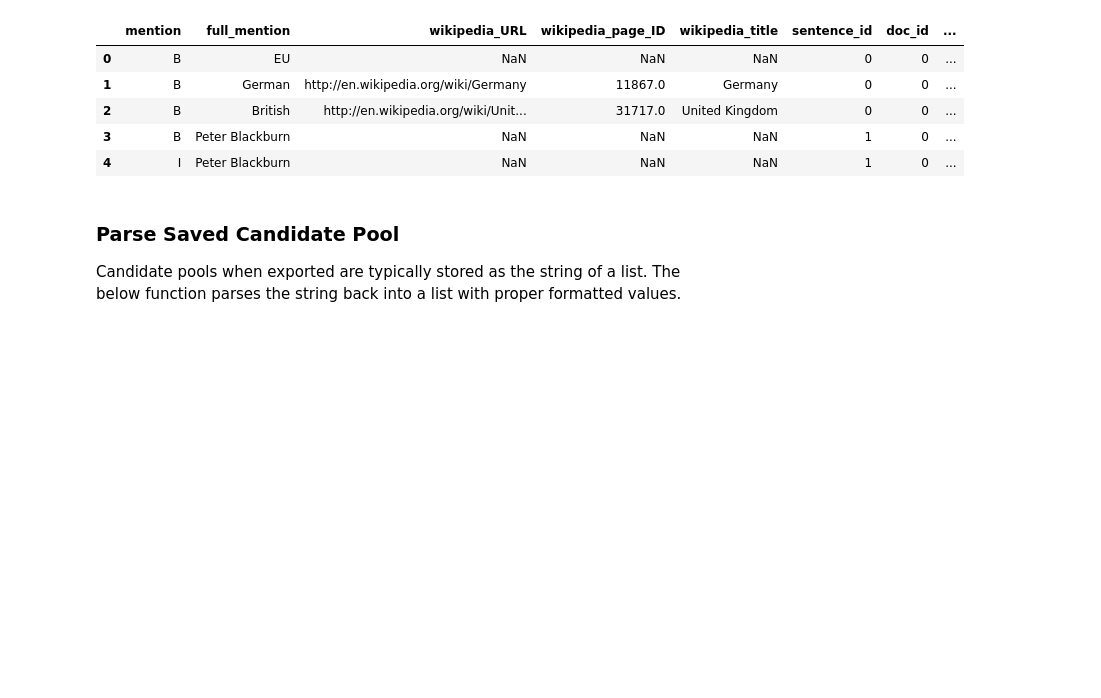
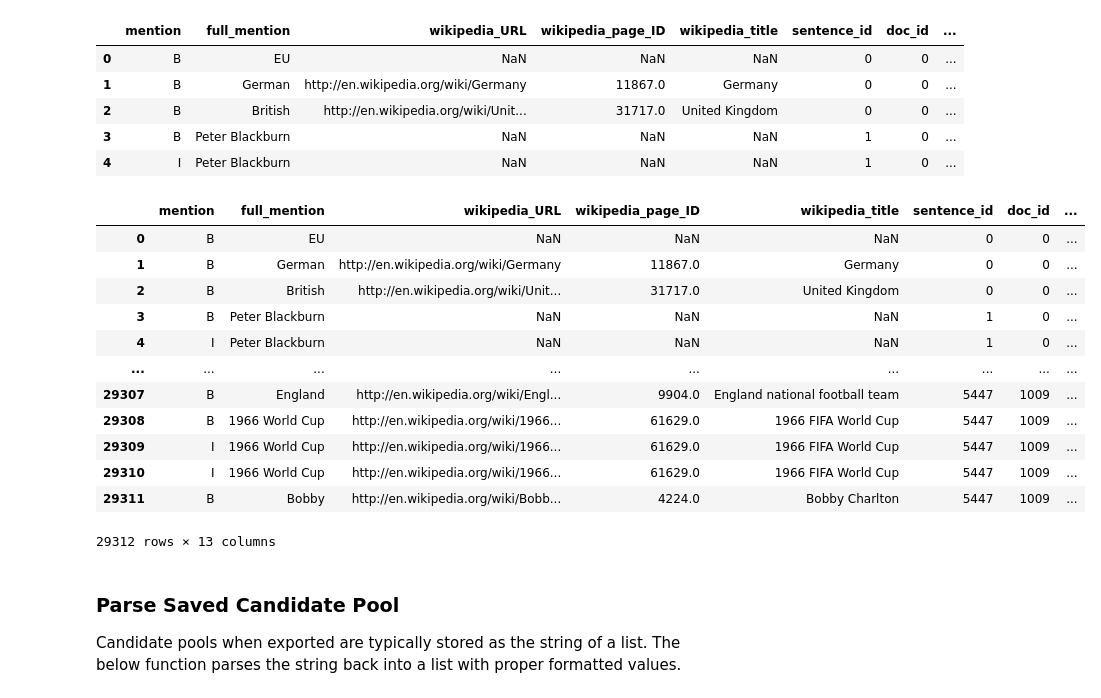
Before and after one commit to TheDigitalFrontier/entity-disambiguation, a Jupyter notebook: notebooks/pipeline/4a2_vector_congruence_prior.ipynb, the cells around one changed output. Cells and saved outputs as stored; diff of their text form; code cells hidden in the pictures; blank space fills up the shorter version.

```diff
--- a/notebooks/pipeline/4a2_vector_congruence_prior.ipynb
+++ b/notebooks/pipeline/4a2_vector_congruence_prior.ipynb
@@ -36,6 +36,22 @@ predictions.head(5)
 | 2 | B | British | http://en.wikipedia.org/wiki/Unit... | 31717.0 | United Kingdom | 0 | 0 | ... |
 | 3 | B | Peter Blackburn | NaN | NaN | NaN | 1 | 0 | ... |
 | 4 | I | Peter Blackburn | NaN | NaN | NaN | 1 | 0 | ... |
+# %%
+predictions
+# %% [output]
+|  | mention | full_mention | wikipedia_URL | wikipedia_page_ID | wikipedia_title | sentence_id | doc_id | ... |
+| 0 | B | EU | NaN | NaN | NaN | 0 | 0 | ... |
+| 1 | B | German | http://en.wikipedia.org/wiki/Germany | 11867.0 | Germany | 0 | 0 | ... |
+| 2 | B | British | http://en.wikipedia.org/wiki/Unit... | 31717.0 | United Kingdom | 0 | 0 | ... |
+| 3 | B | Peter Blackburn | NaN | NaN | NaN | 1 | 0 | ... |
+| 4 | I | Peter Blackburn | NaN | NaN | NaN | 1 | 0 | ... |
+| ... | ... | ... | ... | ... | ... | ... | ... | ... |
+| 29307 | B | England | http://en.wikipedia.org/wiki/Engl... | 9904.0 | England national football team | 5447 | 1009 | ... |
+| 29308 | B | 1966 World Cup | http://en.wikipedia.org/wiki/1966... | 61629.0 | 1966 FIFA World Cup | 5447 | 1009 | ... |
+| 29309 | I | 1966 World Cup | http://en.wikipedia.org/wiki/1966... | 61629.0 | 1966 FIFA World Cup | 5447 | 1009 | ... |
+| 29310 | I | 1966 World Cup | http://en.wikipedia.org/wiki/1966... | 61629.0 | 1966 FIFA World Cup | 5447 | 1009 | ... |
+| 29311 | B | Bobby | http://en.wikipedia.org/wiki/Bobb... | 4224.0 | Bobby Charlton | 5447 | 1009 | ... |
+29312 rows × 13 columns
 # %% [markdown]
 ### Parse Saved Candidate Pool
 
```
Also changed, not shown: parts of 21 cells of this notebook.
